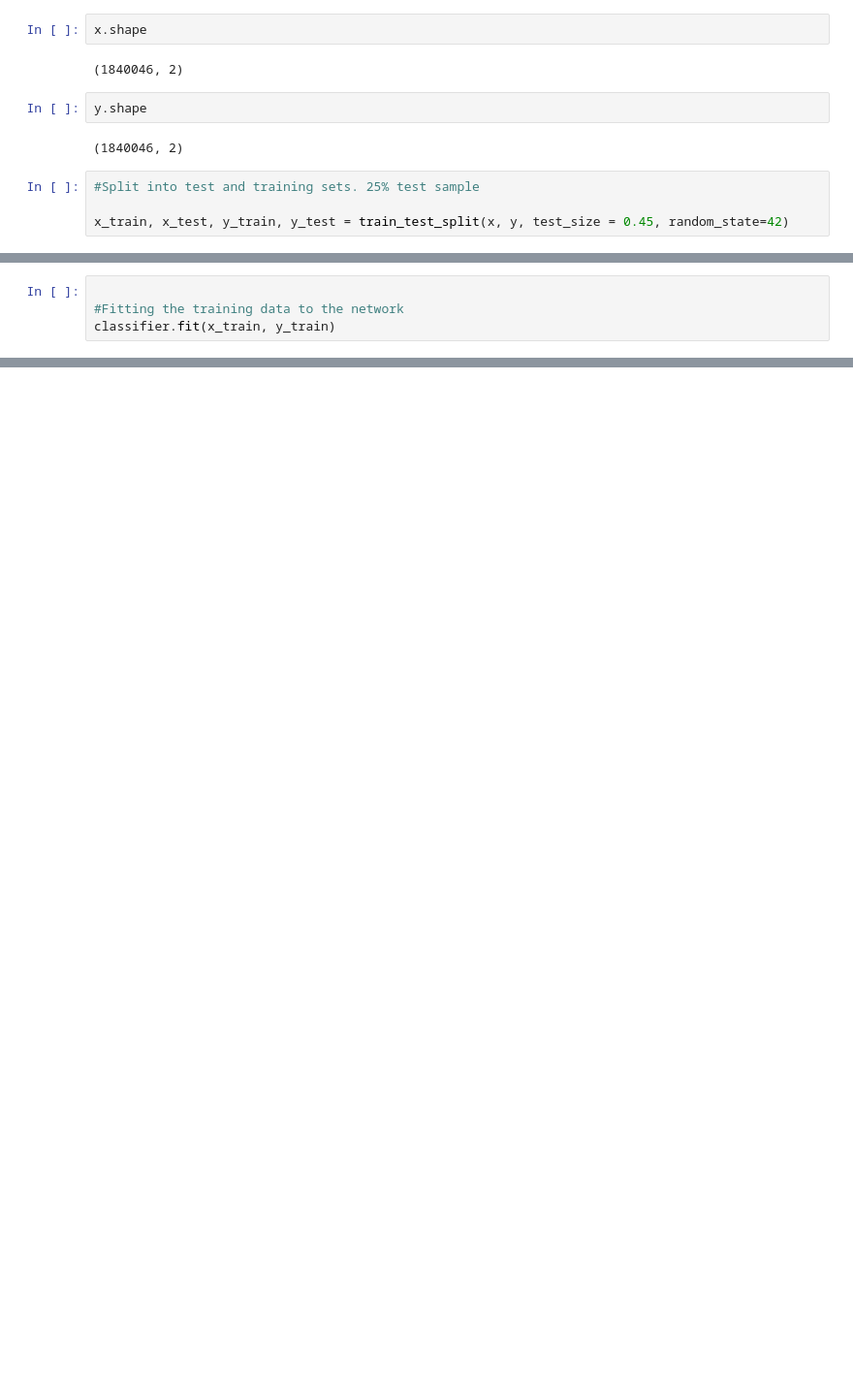
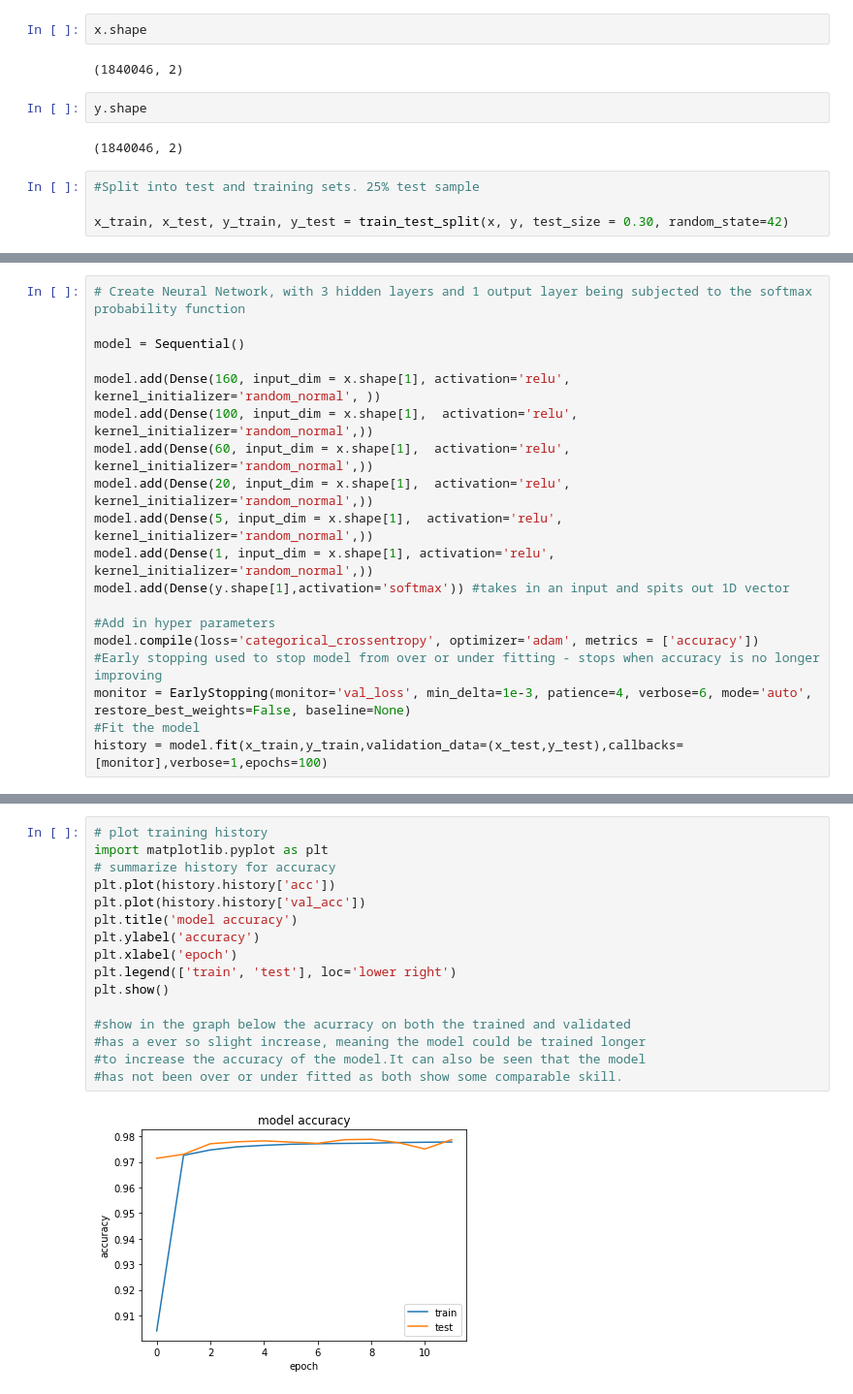
Before and after one commit to AvikantPrasad-Capstone/Capstone-B---2019, a Jupyter notebook: UNSW-NB15.ipynb, the cells around one changed output, grey strips where cells are left out. Shown at 97% size. Drawn from its saved outputs; the diff is of its cells as text; blank space fills up the shorter version.

```diff
--- a/UNSW-NB15.ipynb
+++ b/UNSW-NB15.ipynb
@@ -283,4 +320,4 @@ y.shape
 # %%
 #Split into test and training sets. 25% test sample
 
-x_train, x_test, y_train, y_test = train_test_split(x, y, test_size = 0.45, random_state=42)
+x_train, x_test, y_train, y_test = train_test_split(x, y, test_size = 0.30, random_state=42)
@@ -296,4 +323,0 @@ classifier = MLPClassifier(hidden_layer_sizes=(180,160,80),
-# %%
-
-#Fitting the training data to the network
-classifier.fit(x_train, y_train)
@@ -326,0 +324,19 @@ y_pred = classifier.predict(x_test)
+# %%
+# Create Neural Network, with 3 hidden layers and 1 output layer being subjected to the softmax probability function
+
+model = Sequential()
+
+model.add(Dense(160, input_dim = x.shape[1], activation='relu', kernel_initializer='random_normal', ))
+model.add(Dense(100, input_dim = x.shape[1],  activation='relu', kernel_initializer='random_normal',))
+model.add(Dense(60, input_dim = x.shape[1],  activation='relu', kernel_initializer='random_normal',))
+model.add(Dense(20, input_dim = x.shape[1],  activation='relu', kernel_initializer='random_normal',))
+model.add(Dense(5, input_dim = x.shape[1],  activation='relu', kernel_initializer='random_normal',))
+model.add(Dense(1, input_dim = x.shape[1], activation='relu', kernel_initializer='random_normal',))
+model.add(Dense(y.shape[1],activation='softmax')) #takes in an input and spits out 1D vector
+
+#Add in hyper parameters
+model.compile(loss='categorical_crossentropy', optimizer='adam', metrics = ['accuracy'])
+#Early stopping used to stop model from over or under fitting - stops when accuracy is no longer improving
+monitor = EarlyStopping(monitor='val_loss', min_delta=1e-3, patience=4, verbose=6, mode='auto', restore_best_weights=False, baseline=None)
+#Fit the model
+history = model.fit(x_train,y_train,validation_data=(x_test,y_test),callbacks=[monitor],verbose=1,epochs=100)
@@ -382,0 +407,18 @@ x.shape
+# %%
+# plot training history
+import matplotlib.pyplot as plt
+# summarize history for accuracy
+plt.plot(history.history['acc'])
+plt.plot(history.history['val_acc'])
+plt.title('model accuracy')
+plt.ylabel('accuracy')
+plt.xlabel('epoch')
+plt.legend(['train', 'test'], loc='lower right')
+plt.show()
+
+#show in the graph below the acurracy on both the trained and validated
+#has a ever so slight increase, meaning the model could be trained longer
+#to increase the accuracy of the model.It can also be seen that the model
+#has not been over or under fitted as both show some comparable skill.
+# %% [output]
+[figure, added]
```
Also changed, not shown: parts of 45 cells of this notebook.
